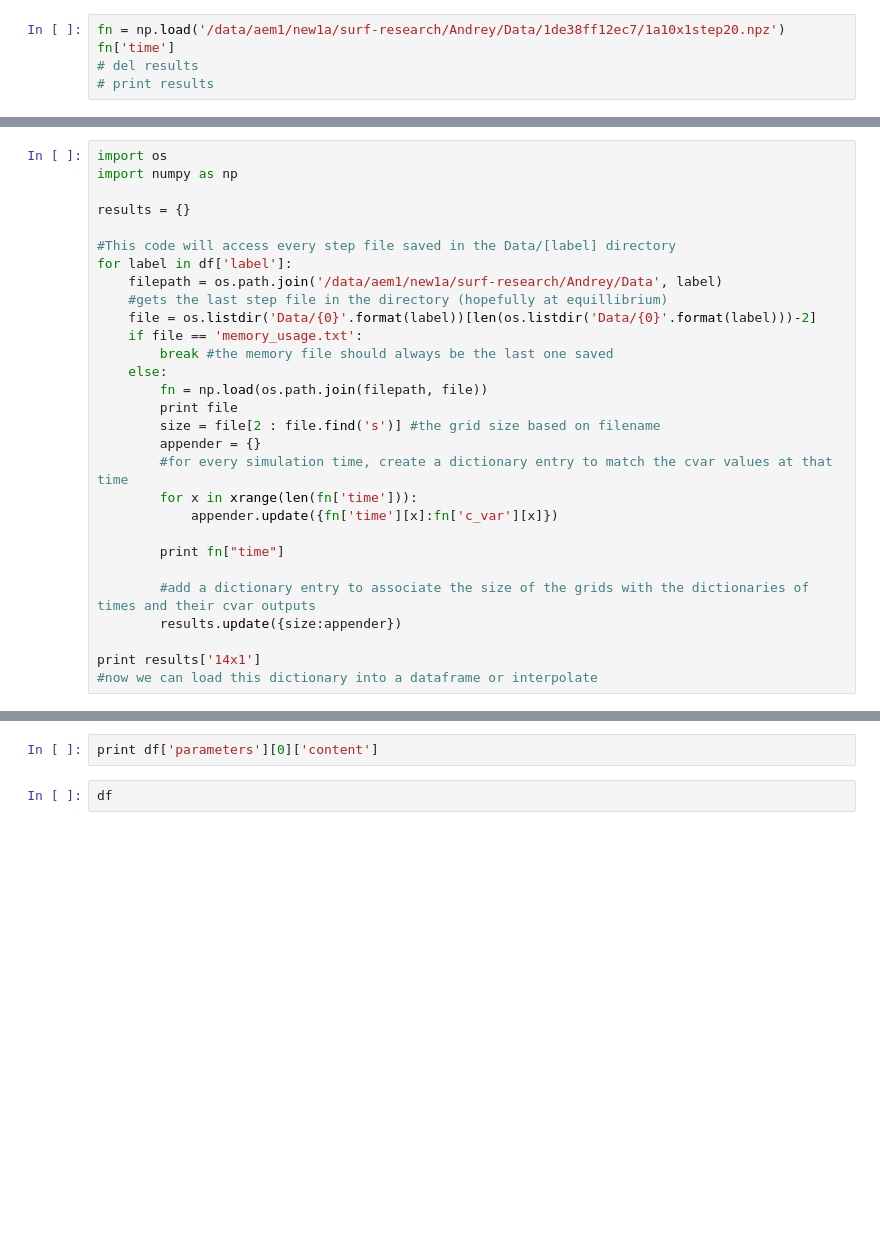
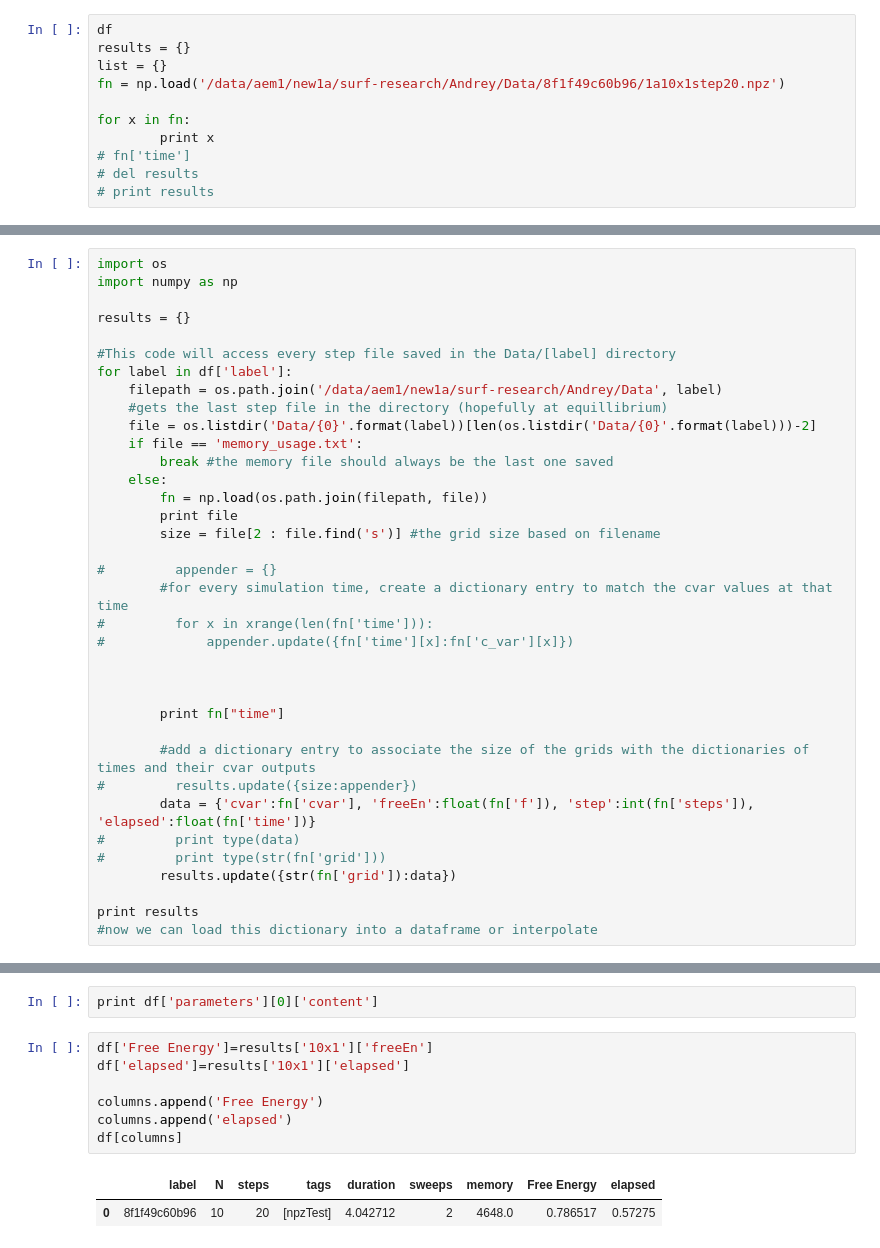
Before and after one commit to evgenjevich/surf-research, a Jupyter notebook: Andrey/DataExtract.ipynb, the cells around one changed output, grey strips where cells are left out. Saved outputs shown, nothing was run; the diff lists cells and outputs as text; blank space fills up the shorter version.

```diff
--- a/Andrey/DataExtract.ipynb
+++ b/Andrey/DataExtract.ipynb
@@ -14,5 +19,11 @@ df = pandas.DataFrame(data)
 # %%
-fn = np.load('/data/aem1/new1a/surf-research/Andrey/Data/1de38ff12ec7/1a10x1step20.npz')
-fn['time']
+df
+results = {}
+list = {}
+fn = np.load('/data/aem1/new1a/surf-research/Andrey/Data/8f1f49c60b96/1a10x1step20.npz')
+
+for x in fn:
+        print x
+# fn['time']
 # del results
 # print results
@@ -33,15 +50,22 @@ for label in df['label']:
         fn = np.load(os.path.join(filepath, file))
         print file
         size = file[2 : file.find('s')] #the grid size based on filename
-        appender = {}
+
+#         appender = {}
         #for every simulation time, create a dictionary entry to match the cvar values at that time
-        for x in xrange(len(fn['time'])):
-            appender.update({fn['time'][x]:fn['c_var'][x]})
+#         for x in xrange(len(fn['time'])):
+#             appender.update({fn['time'][x]:fn['c_var'][x]})
+
+
 
         print fn["time"]
 
         #add a dictionary entry to associate the size of the grids with the dictionaries of times and their cvar outputs
-        results.update({size:appender})
+#         results.update({size:appender})
+        data = {'cvar':fn['cvar'], 'freeEn':float(fn['f']), 'step':int(fn['steps']), 'elapsed':float(fn['time'])}
+#         print type(data)
+#         print type(str(fn['grid']))
+        results.update({str(fn['grid']):data})
 
-print results['14x1']
+print results
 #now we can load this dictionary into a dataframe or interpolate
@@ -54,8 +100,16 @@ for p in 'N', 'steps', 'sweeps':
     df[p] = df.parameters.map(lambda x: json.loads(x['content'])[p])
 # %%
 print df['parameters'][0]['content']
-# %%
-df
+# %%
+df['Free Energy']=results['10x1']['freeEn']
+df['elapsed']=results['10x1']['elapsed']
+
+columns.append('Free Energy')
+columns.append('elapsed')
+df[columns]
+# %% [output]
+|  | label | N | steps | tags | duration | sweeps | memory | Free Energy | elapsed |
+| 0 | 8f1f49c60b96 | 10 | 20 | [npzTest] | 4.042712 | 2 | 4648.0 | 0.786517 | 0.57275 |
 # %%
 columns = ['label', 'N', 'steps', 'tags', 'duration', 'sweeps']
 print df[columns]
```
Also changed, not shown: parts of 20 cells of this notebook, 1 other file.
